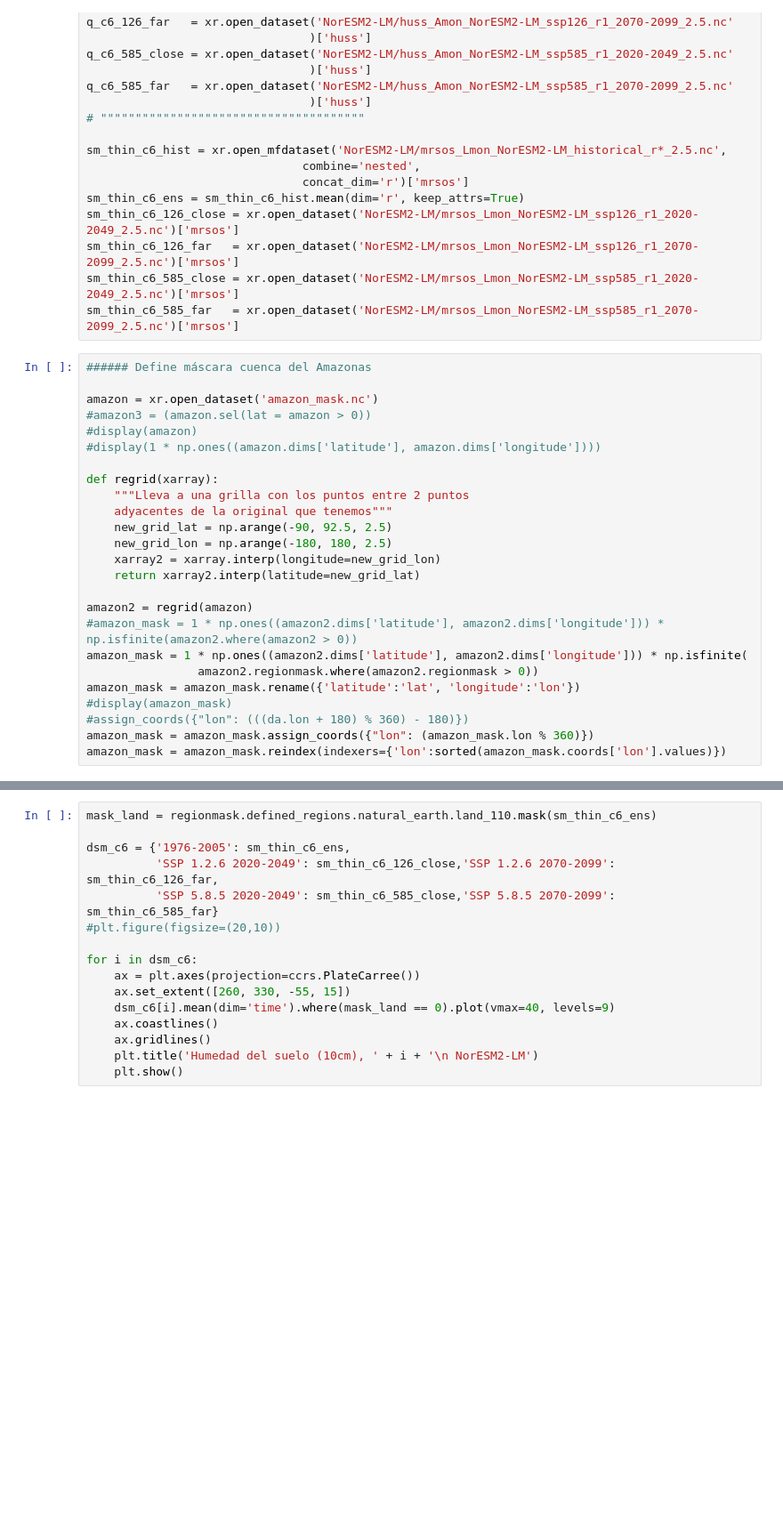
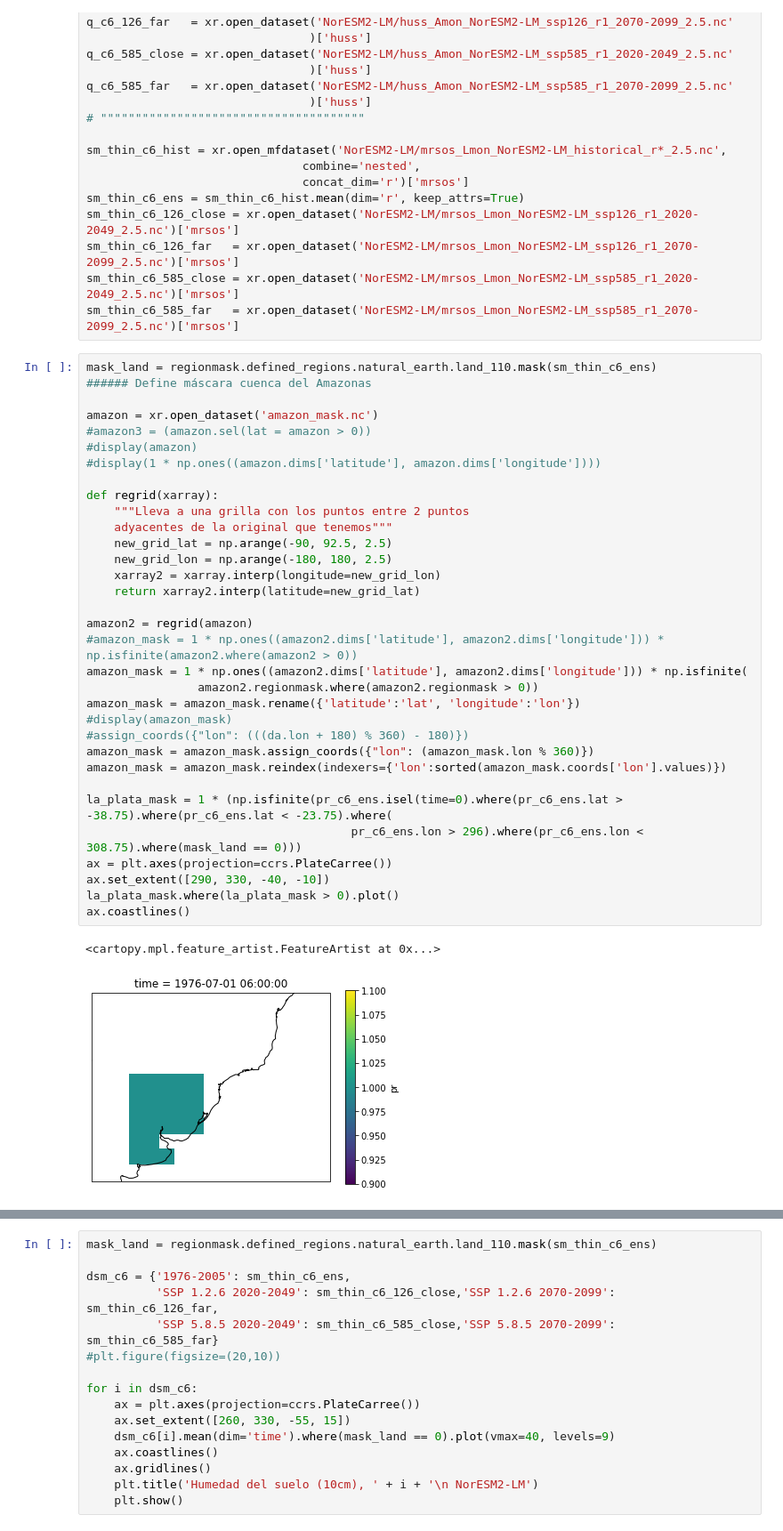
Before and after one commit to blychs/climatologia_fisica, a Jupyter notebook: practica_especial.ipynb, the cells around one changed output, grey strips where cells are left out. Shown at 89% size. Drawn from its saved outputs; the diff is of its cells as text; blank space fills up the shorter version.

```diff
--- a/practica_especial.ipynb
+++ b/practica_especial.ipynb
@@ -253,30 +272,41 @@ sm_thin_c6_126_far   = xr.open_dataset('NorESM2-LM/mrsos_Lmon_NorESM2-LM_ssp126_
 sm_thin_c6_585_close = xr.open_dataset('NorESM2-LM/mrsos_Lmon_NorESM2-LM_ssp585_r1_2020-2049_2.5.nc')['mrsos']
 sm_thin_c6_585_far   = xr.open_dataset('NorESM2-LM/mrsos_Lmon_NorESM2-LM_ssp585_r1_2070-2099_2.5.nc')['mrsos']
 # %%
+mask_land = regionmask.defined_regions.natural_earth.land_110.mask(sm_thin_c6_ens)
 ###### Define máscara cuenca del Amazonas
 
 amazon = xr.open_dataset('amazon_mask.nc')
 #amazon3 = (amazon.sel(lat = amazon > 0))
 #display(amazon)
 #display(1 * np.ones((amazon.dims['latitude'], amazon.dims['longitude'])))
 
 def regrid(xarray):
     """Lleva a una grilla con los puntos entre 2 puntos
     adyacentes de la original que tenemos"""
     new_grid_lat = np.arange(-90, 92.5, 2.5)
     new_grid_lon = np.arange(-180, 180, 2.5)
     xarray2 = xarray.interp(longitude=new_grid_lon)
     return xarray2.interp(latitude=new_grid_lat)
 
 amazon2 = regrid(amazon)
 #amazon_mask = 1 * np.ones((amazon2.dims['latitude'], amazon2.dims['longitude'])) * np.isfinite(amazon2.where(amazon2 > 0))
 amazon_mask = 1 * np.ones((amazon2.dims['latitude'], amazon2.dims['longitude'])) * np.isfinite(
                 amazon2.regionmask.where(amazon2.regionmask > 0))
 amazon_mask = amazon_mask.rename({'latitude':'lat', 'longitude':'lon'})
 #display(amazon_mask)
 #assign_coords({"lon": (((da.lon + 180) % 360) - 180)})
 amazon_mask = amazon_mask.assign_coords({"lon": (amazon_mask.lon % 360)})
 amazon_mask = amazon_mask.reindex(indexers={'lon':sorted(amazon_mask.coords['lon'].values)})
+
+la_plata_mask = 1 * (np.isfinite(pr_c6_ens.isel(time=0).where(pr_c6_ens.lat > -38.75).where(pr_c6_ens.lat < -23.75).where(
+                                      pr_c6_ens.lon > 296).where(pr_c6_ens.lon < 308.75).where(mask_land == 0)))
+ax = plt.axes(projection=ccrs.PlateCarree())
+ax.set_extent([290, 330, -40, -10])
+la_plata_mask.where(la_plata_mask > 0).plot()
+ax.coastlines()
+# %% [output]
+<cartopy.mpl.feature_artist.FeatureArtist at 0x...>
+[figure, added]
 # %%
 ax = plt.axes(projection=ccrs.PlateCarree())
 ax.set_extent([260, 330, -55, 15])
```
Also changed, not shown: parts of 15 cells of this notebook.
